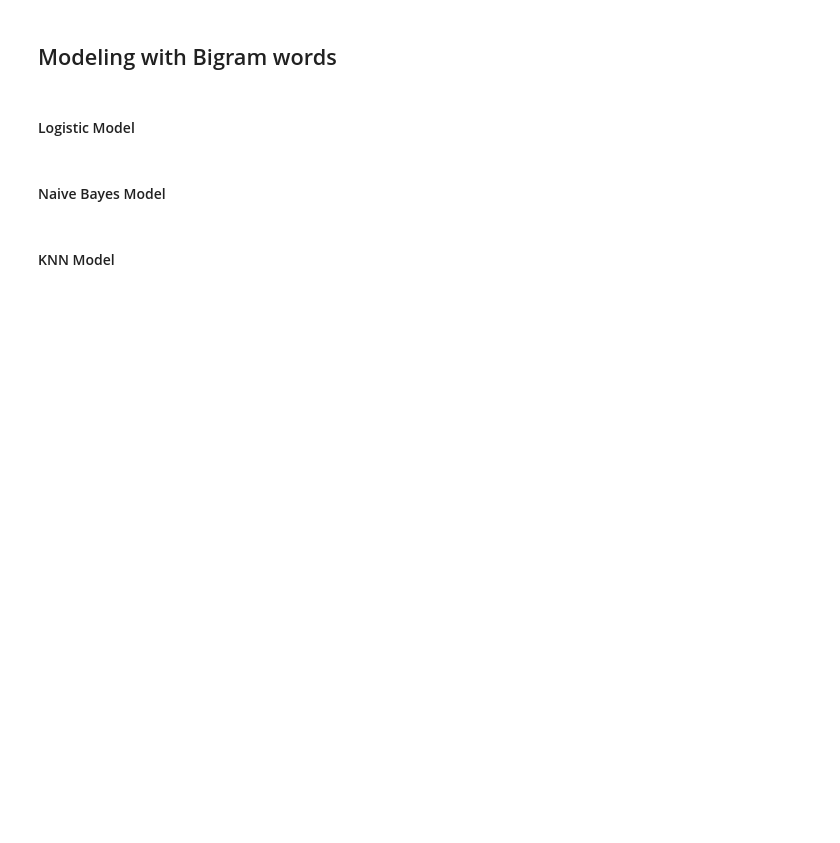
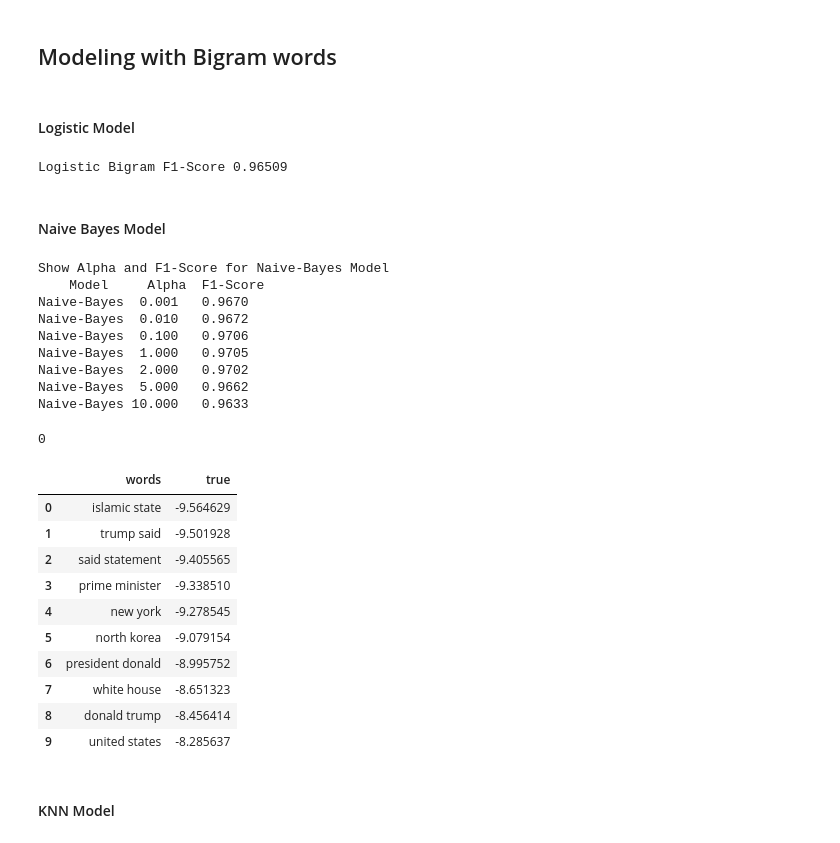
Before and after one commit to akikoiwamizu/w207-project, a Jupyter notebook: baseline_submission.ipynb, the cells around one changed output. Drawn from its saved outputs; the diff is of its cells as text; code cells hidden in the pictures; blank space fills up the shorter version.

```diff
--- a/baseline_submission.ipynb
+++ b/baseline_submission.ipynb
@@ -575,35 +617,59 @@ model_lr_2=LogisticRegression(solver="liblinear", multi_class="auto")
 model_lr_2.fit(X_train,y_train)
 y_pred=model_lr_2.predict(X_test)
 f1_score_2=round(metrics.f1_score(y_test,y_pred,average="weighted"),5)
-print('Logistic Bigram F1-Score',f1_score)
+print('Logistic Bigram F1-Score',f1_score_2)
+# %% [output]
+Logistic Bigram F1-Score 0.96509
 # %% [markdown]
 <h4> Naive Bayes Model </h4>
 # %%
 df_alpha_stats_2=pd.DataFrame() #Create dataframe to hold alpha stats
 alpha=[.001,.01,.1,1,2,5,10] #alpha-values for testing for Naive-Bayes model
 for i in alpha:
     nb_stats={'Model':'Naive-Bayes','Alpha':None,'F1-Score':None}
     nb_stats['Alpha']=i
     nb_model=MultinomialNB(alpha=i)
     nb_model.fit(X_train,y_train)
     nb_pred=nb_model.predict(X_test) #Predict on dev dataset
     nb_model_f1=metrics.f1_score(y_test,nb_pred,average="weighted") #Get f1-score based on the dev labels and predicted values
     nb_stats['F1-Score']=round(nb_model_f1,4) #Make it pretty
     df_alpha_stats_2=df_alpha_stats_2.append(nb_stats,ignore_index=True)  #place the values in dataframe
 print('\nShow Alpha and F1-Score for Naive-Bayes Model','\n',df_alpha_stats_2.to_string(index=False,justify='center'))
 
 weights=nb_model.coef_ #Get the weights of the logistic regression
 sorted_weights=np.argsort(weights)[:,-10:].flatten() #sort them in order to get the top 5 weights per topic
 topic_words=cv_2.get_feature_names_out()[sorted_weights] #Grab the words from the top 5 weights
 categories=['true','fake']
 topics=categories#set the topics to place in the dataframe
 df_topics_nb_2=pd.DataFrame() #create dataframe
 df_topics_nb_2['words']=pd.DataFrame(topic_words) #create the column of words for the top 20 words in each category
 for i in range(1): #create for loop to go through the topics
     print(i)
     specific_weight=weights[i][sorted_weights] #Get the specific weight for that word
-    df_topics[topics[i]]=pd.DataFrame(specific_weight,columns=[topics[i]]) #Place the word and topics in the row
+    df_topics_nb_2[topics[i]]=pd.DataFrame(specific_weight,columns=[topics[i]]) #Place the word and topics in the row
 display(df_topics_nb_2) #showcase the topics and the words for the feature
+# %% [output]
+Show Alpha and F1-Score for Naive-Bayes Model
+    Model     Alpha  F1-Score
+Naive-Bayes  0.001   0.9670
+Naive-Bayes  0.010   0.9672
+Naive-Bayes  0.100   0.9706
+Naive-Bayes  1.000   0.9705
+Naive-Bayes  2.000   0.9702
+Naive-Bayes  5.000   0.9662
+Naive-Bayes 10.000   0.9633
+0
+|  | words | true |
+| 0 | islamic state | -9.564629 |
+| 1 | trump said | -9.501928 |
+| 2 | said statement | -9.405565 |
+| 3 | prime minister | -9.338510 |
+| 4 | new york | -9.278545 |
+| 5 | north korea | -9.079154 |
+| 6 | president donald | -8.995752 |
+| 7 | white house | -8.651323 |
+| 8 | donald trump | -8.456414 |
+| 9 | united states | -8.285637 |
 # %% [markdown]
 <h4> KNN Model </h4>
 # %%
```
Also changed, not shown: parts of 12 cells of this notebook.
